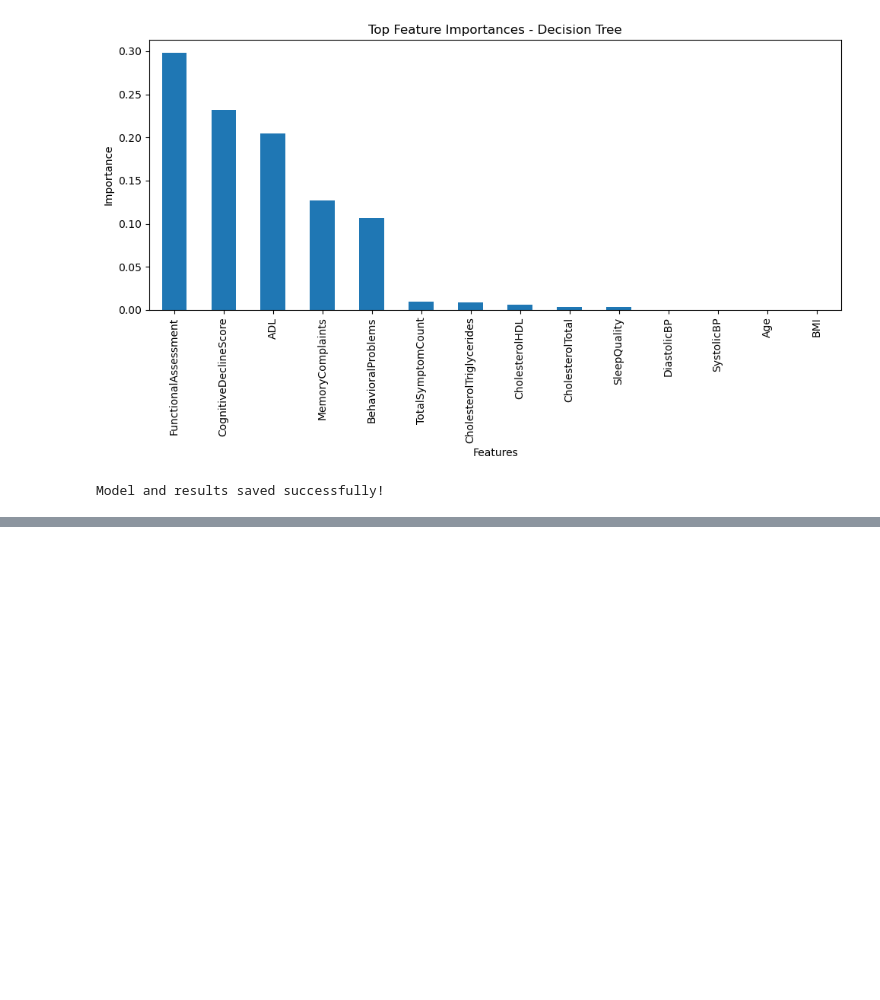
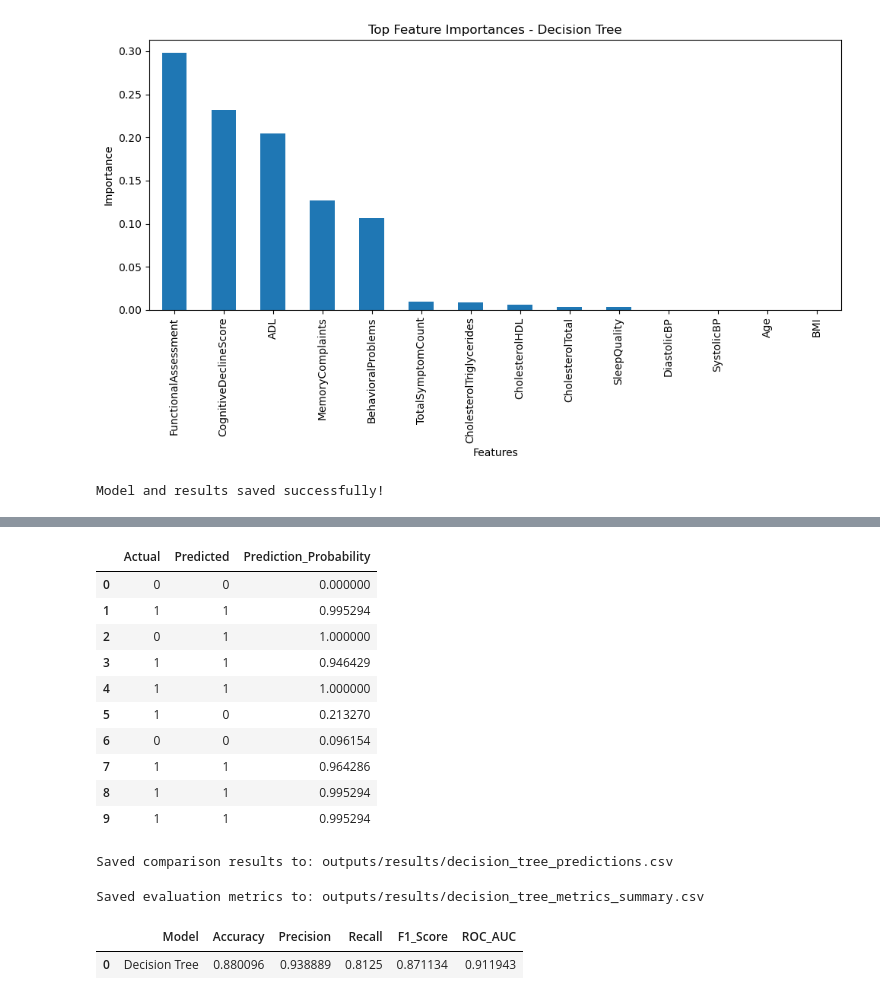
Before and after one commit to ishasingh2704/Alzheimer-Prediction-System, a Jupyter notebook: notebooks/03_model_decision_tree.ipynb, the cells around one changed output, grey strips where cells are left out. Cells and saved outputs as stored; diff of their text form; code cells hidden in the pictures; blank space fills up the shorter version.

```diff
--- a/notebooks/03_model_training_decision_tree.ipynb
+++ b/notebooks/03_model_decision_tree.ipynb
@@ -149,0 +228,52 @@ Model and results saved successfully!
+# %%
+prob_df = pd.DataFrame({
+    'Actual': y_test,
+    'Predicted': y_pred,
+    'Prediction_Probability': y_proba
+})
+
+prob_df.head(10)
+# %% [output]
+|  | Actual | Predicted | Prediction_Probability |
+| 0 | 0 | 0 | 0.000000 |
+| 1 | 1 | 1 | 0.995294 |
+| 2 | 0 | 1 | 1.000000 |
+| 3 | 1 | 1 | 0.946429 |
+| 4 | 1 | 1 | 1.000000 |
+| 5 | 1 | 0 | 0.213270 |
+| 6 | 0 | 0 | 0.096154 |
+| 7 | 1 | 1 | 0.964286 |
+| 8 | 1 | 1 | 0.995294 |
+| 9 | 1 | 1 | 0.995294 |
+# %%
+
+# Save the comparison DataFrame
+comparison_df.to_csv(os.path.join(results_dir, "decision_tree_predictions.csv"), index=False)
+
+print("Saved comparison results to: outputs/results/decision_tree_predictions.csv")
+# %% [output]
+Saved comparison results to: outputs/results/decision_tree_predictions.csv
+# %%
+from sklearn.metrics import roc_auc_score
+
+# Calculate all key metrics
+metrics_summary = {
+    'Model': ['Decision Tree'],
+    'Accuracy': [accuracy_score(y_test, y_pred)],
+    'Precision': [precision_score(y_test, y_pred)],
+    'Recall': [recall_score(y_test, y_pred)],
+    'F1_Score': [f1_score(y_test, y_pred)],
+    'ROC_AUC': [roc_auc_score(y_test, y_proba)]
+}
+
+metrics_df = pd.DataFrame(metrics_summary)
+
+# Save metrics summary
+metrics_df.to_csv(os.path.join(results_dir,'decision_tree_metrics_summary.csv'), index=False)
+
+print("Saved evaluation metrics to: outputs/results/decision_tree_metrics_summary.csv")
+metrics_df
+# %% [output]
+Saved evaluation metrics to: outputs/results/decision_tree_metrics_summary.csv
+|  | Model | Accuracy | Precision | Recall | F1_Score | ROC_AUC |
+| 0 | Decision Tree | 0.880096 | 0.938889 | 0.8125 | 0.871134 | 0.911943 |
```
Also changed, not shown: parts of 7 cells of this notebook, 14 other files.
